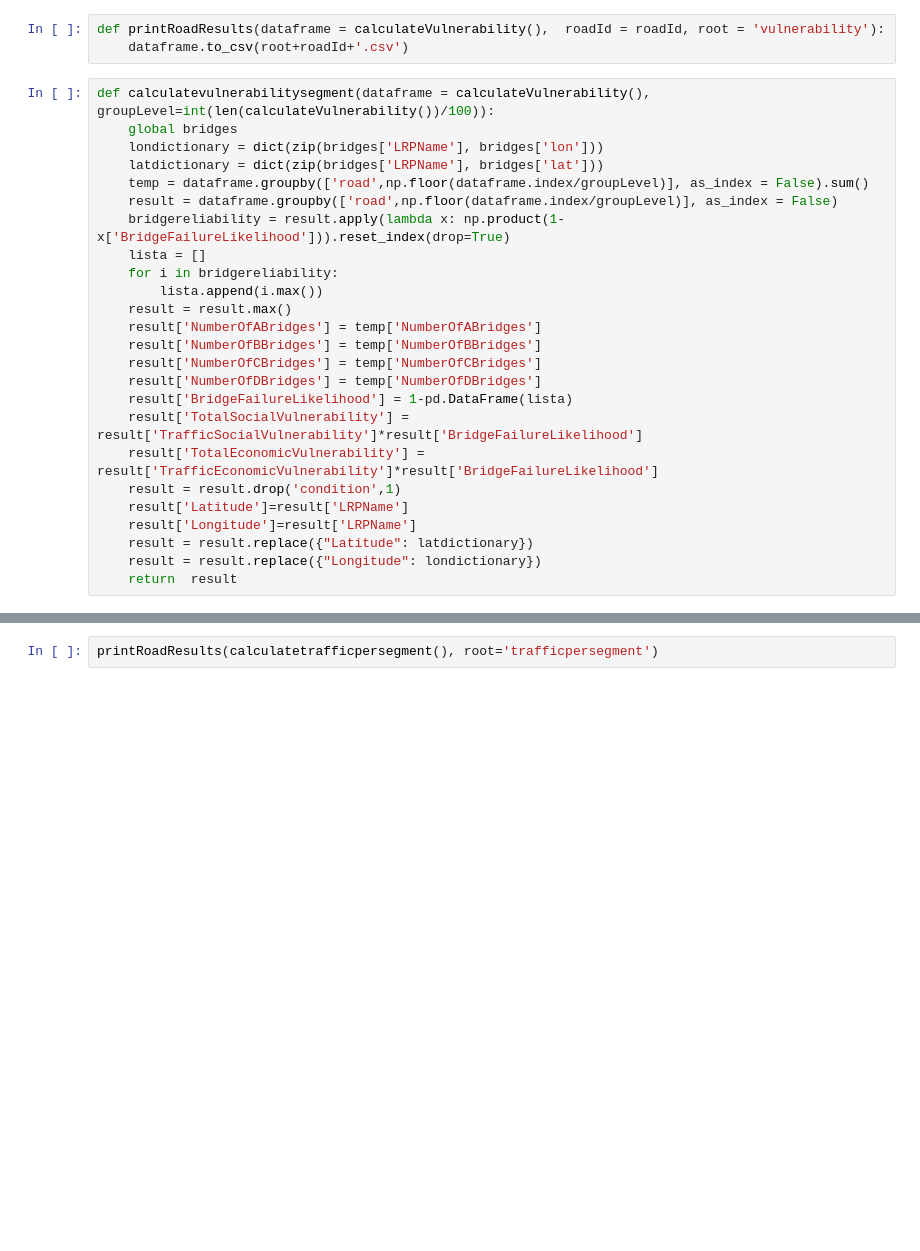
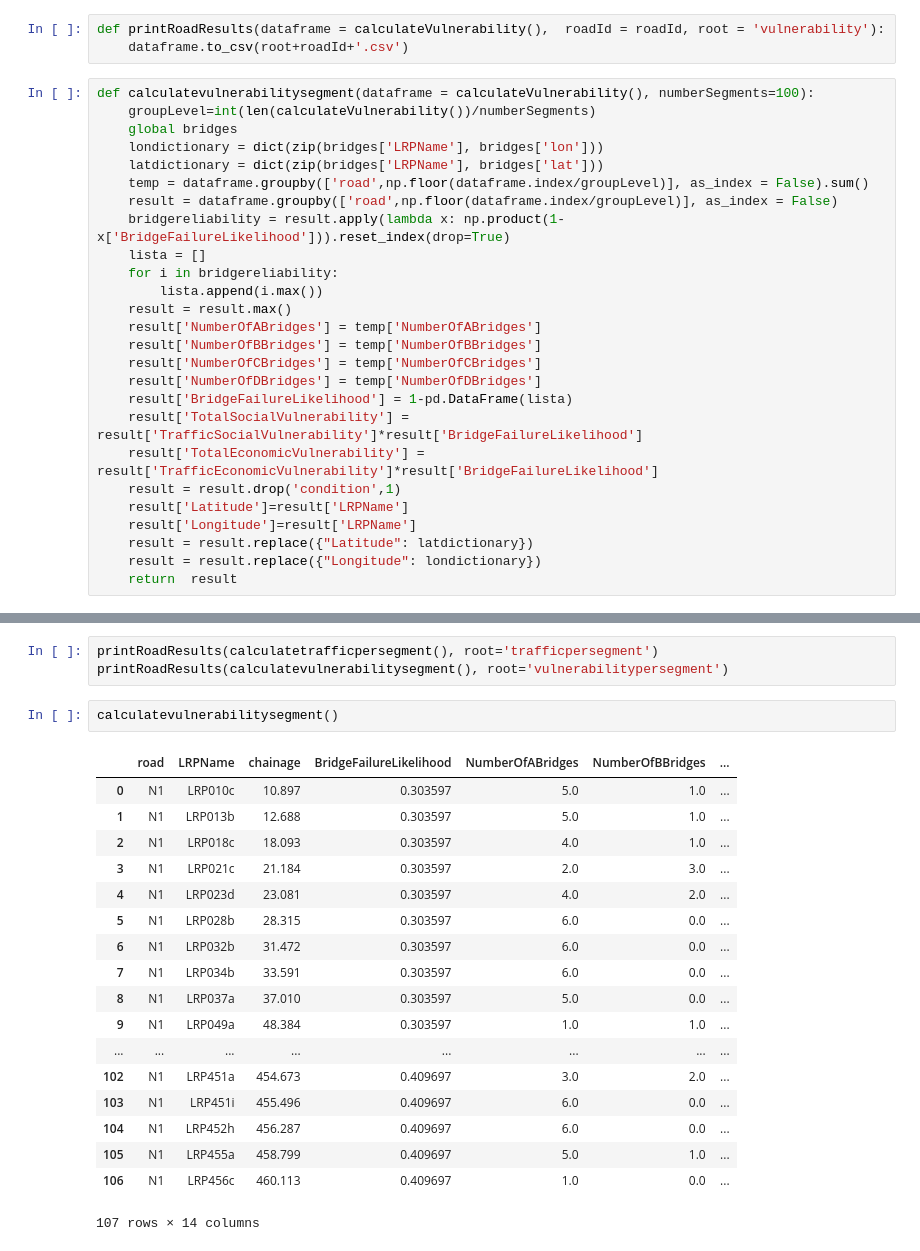
Before and after one commit to juangl77/BangladeshNeedsHelp8, a Jupyter notebook: A3Visualization/datamerging.ipynb, the cells around one changed output, grey strips where cells are left out. Drawn from its saved outputs; the diff is of its cells as text; blank space fills up the shorter version.

Commit message:
segment file

```diff
--- a/A3Visualization/datamerging.ipynb
+++ b/A3Visualization/datamerging.ipynb
@@ -105,7 +105,8 @@ def calculateVulnerability(dataframe = calculateLaneTrafficDensity(), truckcapac
 def printRoadResults(dataframe = calculateVulnerability(),  roadId = roadId, root = 'vulnerability'):
     dataframe.to_csv(root+roadId+'.csv')
 # %%
-def calculatevulnerabilitysegment(dataframe = calculateVulnerability(), groupLevel=int(len(calculateVulnerability())/100)):
+def calculatevulnerabilitysegment(dataframe = calculateVulnerability(), numberSegments=100):
+    groupLevel=int(len(calculateVulnerability())/numberSegments)
     global bridges
     londictionary = dict(zip(bridges['LRPName'], bridges['lon']))
     latdictionary = dict(zip(bridges['LRPName'], bridges['lat']))
@@ -137,3 +137,25 @@ def calculatetrafficpersegment(dataframe = calculateLaneTrafficDensity(), groupL
     return result
 # %%
 printRoadResults(calculatetrafficpersegment(), root='trafficpersegment')
+printRoadResults(calculatevulnerabilitysegment(), root='vulnerabilitypersegment')
+# %%
+calculatevulnerabilitysegment()
+# %% [output]
+|  | road | LRPName | chainage | BridgeFailureLikelihood | NumberOfABridges | NumberOfBBridges | ... |
+| 0 | N1 | LRP010c | 10.897 | 0.303597 | 5.0 | 1.0 | ... |
+| 1 | N1 | LRP013b | 12.688 | 0.303597 | 5.0 | 1.0 | ... |
+| 2 | N1 | LRP018c | 18.093 | 0.303597 | 4.0 | 1.0 | ... |
+| 3 | N1 | LRP021c | 21.184 | 0.303597 | 2.0 | 3.0 | ... |
+| 4 | N1 | LRP023d | 23.081 | 0.303597 | 4.0 | 2.0 | ... |
+| 5 | N1 | LRP028b | 28.315 | 0.303597 | 6.0 | 0.0 | ... |
+| 6 | N1 | LRP032b | 31.472 | 0.303597 | 6.0 | 0.0 | ... |
+| 7 | N1 | LRP034b | 33.591 | 0.303597 | 6.0 | 0.0 | ... |
+| 8 | N1 | LRP037a | 37.010 | 0.303597 | 5.0 | 0.0 | ... |
+| 9 | N1 | LRP049a | 48.384 | 0.303597 | 1.0 | 1.0 | ... |
+| ... | ... | ... | ... | ... | ... | ... | ... |
+| 102 | N1 | LRP451a | 454.673 | 0.409697 | 3.0 | 2.0 | ... |
+| 103 | N1 | LRP451i | 455.496 | 0.409697 | 6.0 | 0.0 | ... |
+| 104 | N1 | LRP452h | 456.287 | 0.409697 | 6.0 | 0.0 | ... |
+| 105 | N1 | LRP455a | 458.799 | 0.409697 | 5.0 | 1.0 | ... |
+| 106 | N1 | LRP456c | 460.113 | 0.409697 | 1.0 | 0.0 | ... |
+107 rows × 14 columns
```
Also changed, not shown: parts of 1 cell of this notebook, 1 other file.
